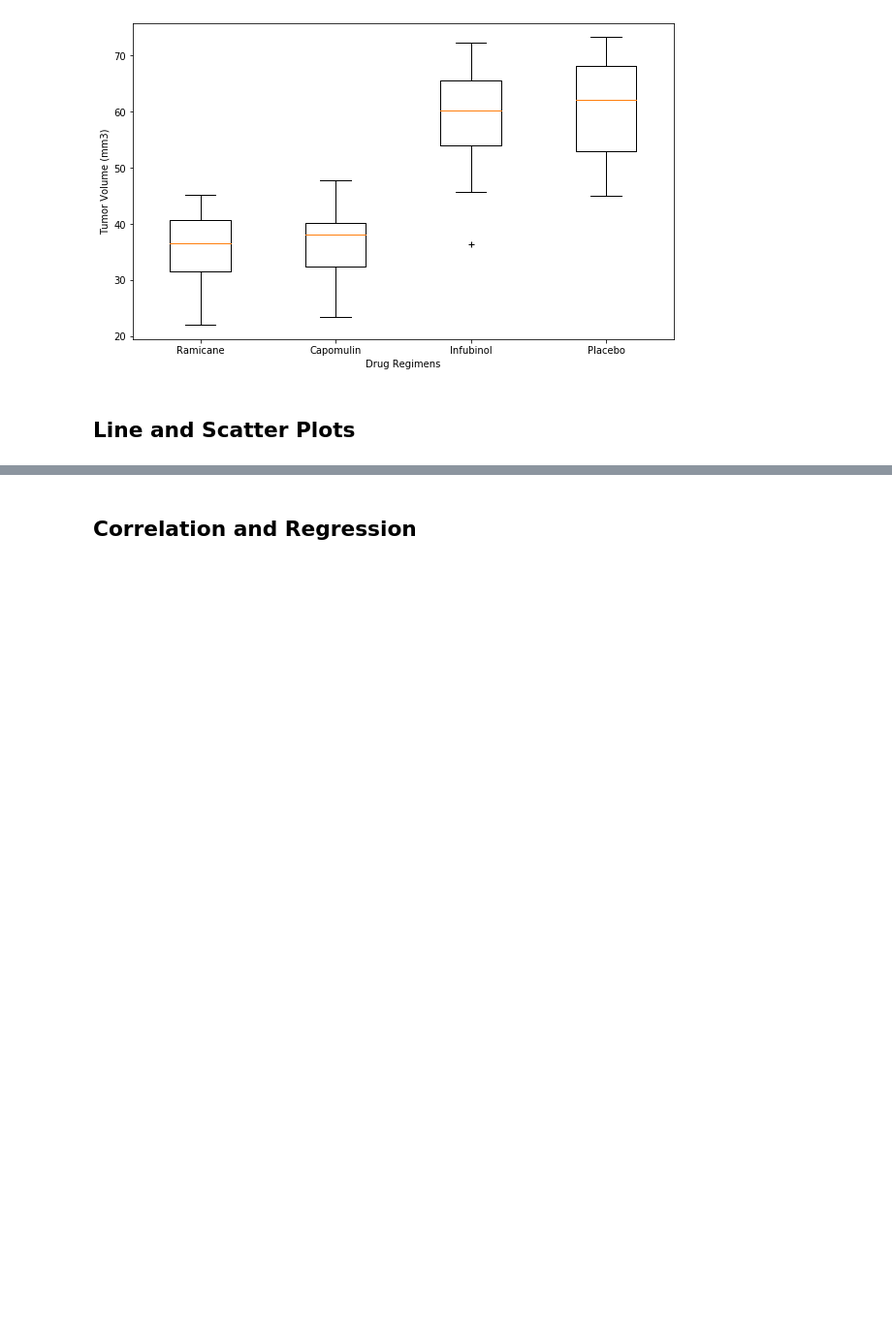
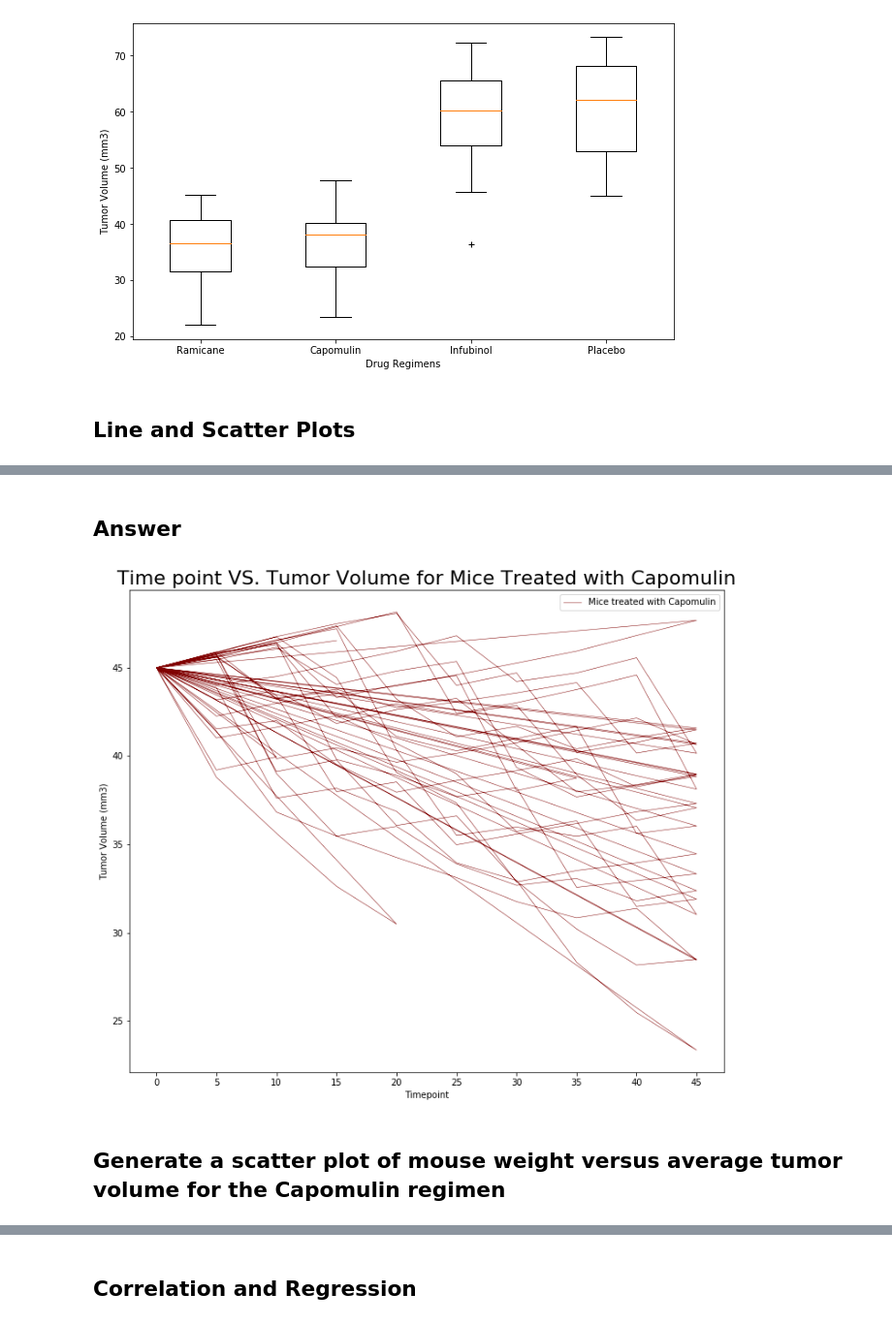
Before and after one commit to c-pompa/Py-maceuticals_Report, a Jupyter notebook: Pymaceuticals_Report.ipynb, the cells around one changed output, grey strips where cells are left out. Shown at 97% size. Cells and saved outputs as stored; diff of their text form; code cells hidden in the pictures; blank space fills up the shorter version.

Commit message:
Added Line, Scatter, Correlation, Regression Plots + information.

```diff
--- a/Pymaceuticals_Report.ipynb
+++ b/Pymaceuticals_Report.ipynb
@@ -484,0 +536,8 @@ plt.show()
+# %%
+ls_plot_data = dup_mice_df.copy()
+# Verify all duplicate values have been removed. No original since data none can be considered original.
+assert len(dup_mice_df['Mouse ID'].value_counts()) == 248
+# %%
+ls_plot_data_shorten = ls_plot_data[['Mouse ID', 'Drug Regimen', 'Timepoint', 'Tumor Volume (mm3)']]
+ls_plot_Capomulin = ls_plot_data_shorten[ls_plot_data_shorten['Drug Regimen'] == 'Capomulin']
+ls_plot_Capomulin
@@ -484,0 +558,15 @@ plt.show()
+# %% [markdown]
+## Answer
+# %%
+x_tick_label = ls_plot_Capomulin['Timepoint'].unique()
+
+# Generate a line plot of time point versus tumor volume for a mouse treated with Capomulin
+ls_plot_Capomulin.plot('Timepoint', 'Tumor Volume (mm3)', figsize=(12, 10), linewidth=.5, color='maroon', xticks=x_tick_label, label='Mice treated with Capomulin')
+plt.xlabel("Timepoint")
+plt.ylabel("Tumor Volume (mm3)")
+plt.title("Time point VS. Tumor Volume for Mice Treated with Capomulin", fontsize=22);
+plt.show()
+# %% [output]
+[figure, added]
+# %% [markdown]
+## Generate a scatter plot of mouse weight versus average tumor volume for the Capomulin regimen
```
Also changed, not shown: parts of 39 cells of this notebook.
